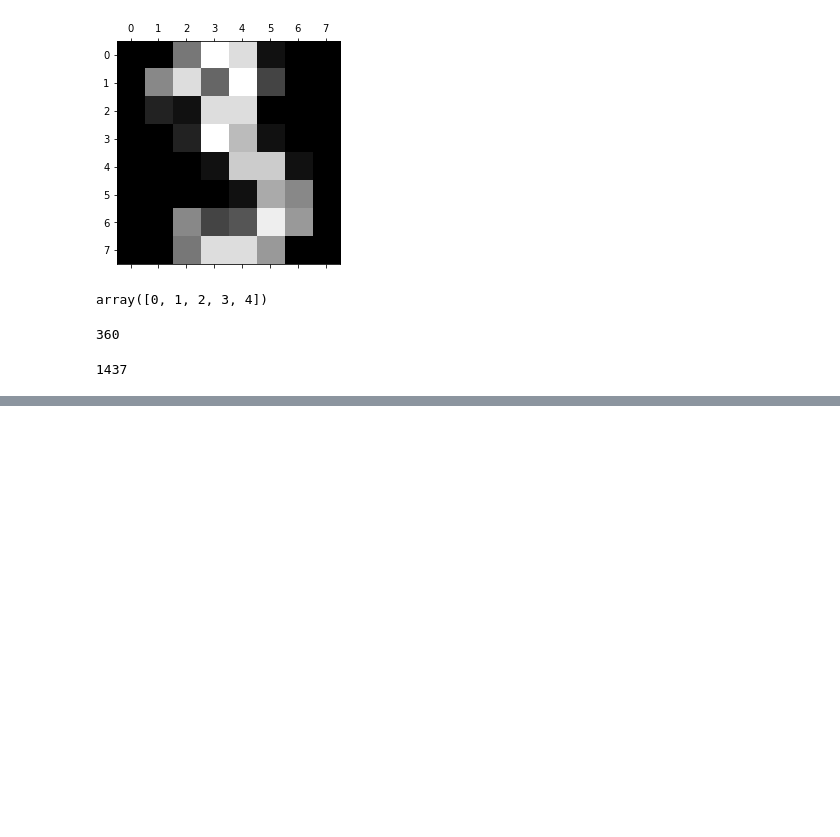
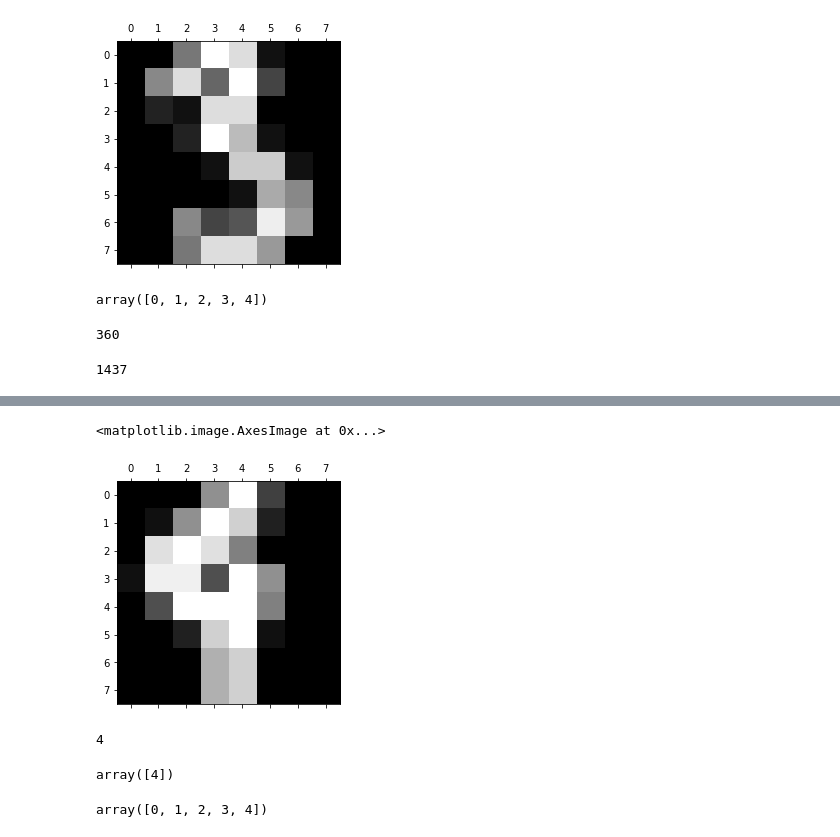
Before and after one commit to Gunjaan/DataScience-ML, a Jupyter notebook: logisticRegression(multiclassClassification).ipynb, the cells around one changed output, grey strips where cells are left out. Cells and saved outputs as stored; diff of their text form; code cells hidden in the pictures; blank space fills up the shorter version.

```diff
--- a/logisticRegression(multiclassClassification).ipynb
+++ b/logisticRegression(multiclassClassification).ipynb
@@ -65,0 +73,17 @@ Accuracy of the model:
+# %%
+plt.matshow(digits.images[87])
+# %% [output]
+<matplotlib.image.AxesImage at 0x...>
+[figure, added]
+# %%
+digits.target[87]
+# %% [output]
+4
+# %%
+TrainingModel.predict([digits.data[87]])
+# %% [output]
+array([4])
+# %%
+TrainingModel.predict(digits.data[0:5])
+# %% [output]
+array([0, 1, 2, 3, 4])
```
Also changed, not shown: parts of 4 cells of this notebook.
